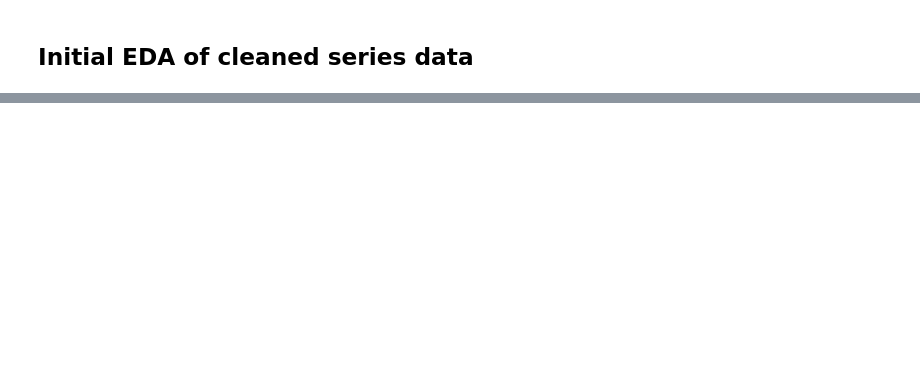
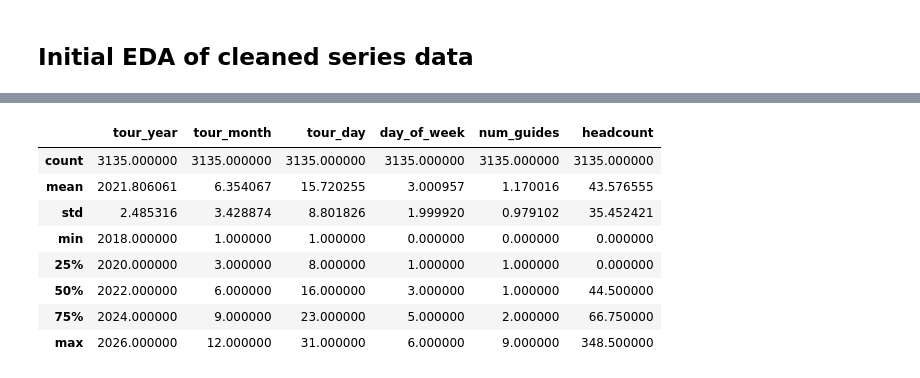
Before and after one commit to Keiren-b/tours, a Jupyter notebook: notebooks/01_eda.ipynb, the cells around one changed output, grey strips where cells are left out. Drawn from its saved outputs; the diff is of its cells as text; code cells hidden in the pictures; blank space fills up the shorter version.

```diff
--- a/notebooks/01_eda.ipynb
+++ b/notebooks/01_eda.ipynb
@@ -19,0 +26,12 @@ x = load_clean_data()
+# %%
+df.describe()
+# %% [output]
+|  | tour_year | tour_month | tour_day | day_of_week | num_guides | headcount |
+| count | 3135.000000 | 3135.000000 | 3135.000000 | 3135.000000 | 3135.000000 | 3135.000000 |
+| mean | 2021.806061 | 6.354067 | 15.720255 | 3.000957 | 1.170016 | 43.576555 |
+| std | 2.485316 | 3.428874 | 8.801826 | 1.999920 | 0.979102 | 35.452421 |
+| min | 2018.000000 | 1.000000 | 1.000000 | 0.000000 | 0.000000 | 0.000000 |
+| 25% | 2020.000000 | 3.000000 | 8.000000 | 1.000000 | 1.000000 | 0.000000 |
+| 50% | 2022.000000 | 6.000000 | 16.000000 | 3.000000 | 1.000000 | 44.500000 |
+| 75% | 2024.000000 | 9.000000 | 23.000000 | 5.000000 | 2.000000 | 66.750000 |
+| max | 2026.000000 | 12.000000 | 31.000000 | 6.000000 | 9.000000 | 348.500000 |
```
Also changed, not shown: parts of 12 cells of this notebook, 10 other files.
